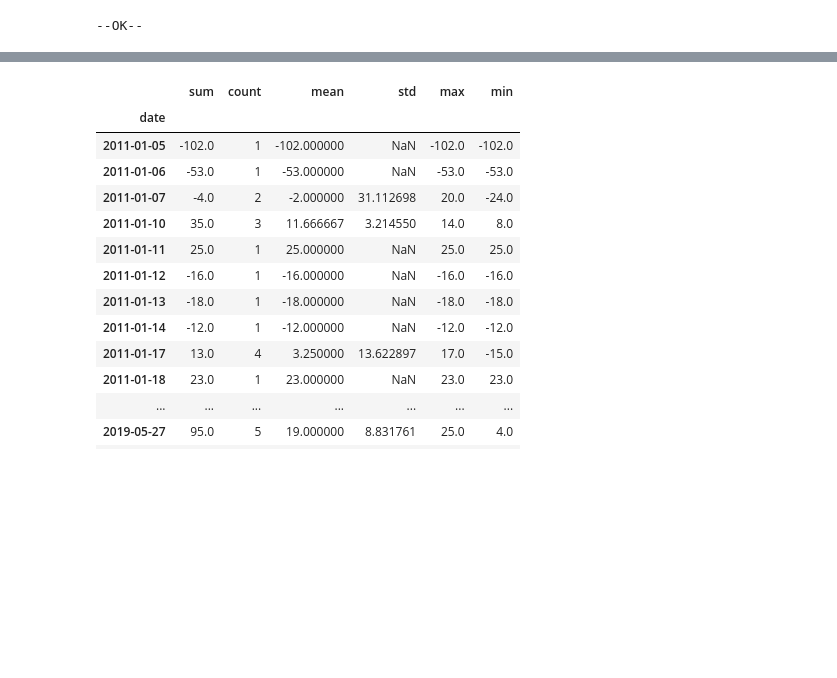
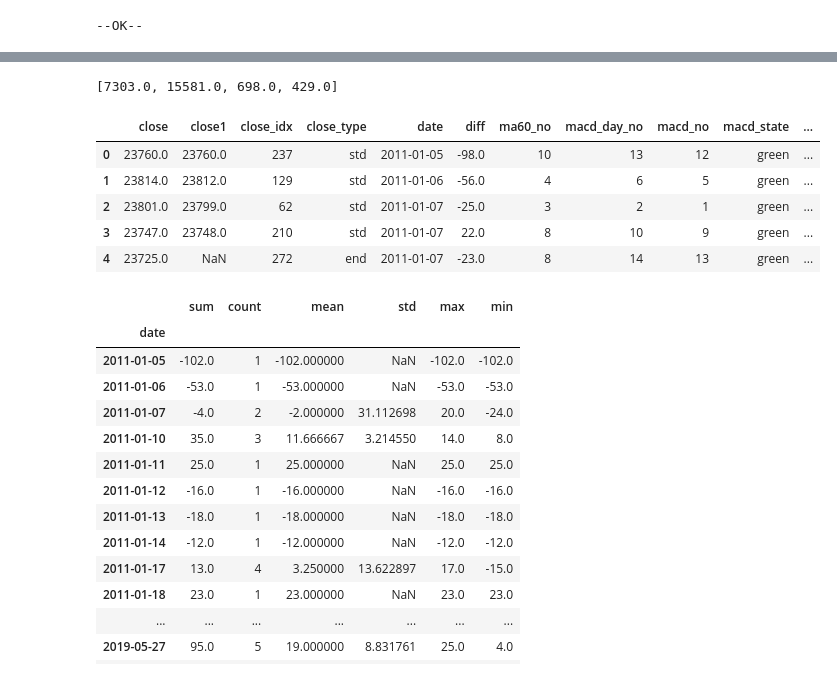
Before and after one commit to che7611/test2, a Jupyter notebook: sa_macd.ipynb, the cells around one changed output, grey strips where cells are left out. Cells and saved outputs as stored; diff of their text form; code cells hidden in the pictures; blank space fills up the shorter version.

Commit message:
std_chg open close idx

```diff
--- a/sa_macd.ipynb
+++ b/sa_macd.ipynb
@@ -165,3 +186,20 @@ tools.GetROI(trade)
+# %%
+aa=[
+(trade.open-trade.close).sum(),
+(trade.open1-trade.close1).sum(),
+(trade.open1-trade.open).sum(),
+(trade.close-trade.close1).sum(),
+]
+print(aa)
+trade.head()
+# %% [output]
+[7303.0, 15581.0, 698.0, 429.0]
+|  | close | close1 | close_idx | close_type | date | diff | ma60_no | macd_day_no | macd_no | macd_state | ... |
+| 0 | 23760.0 | 23760.0 | 237 | std | 2011-01-05 | -98.0 | 10 | 13 | 12 | green | ... |
+| 1 | 23814.0 | 23812.0 | 129 | std | 2011-01-06 | -56.0 | 4 | 6 | 5 | green | ... |
+| 2 | 23801.0 | 23799.0 | 62 | std | 2011-01-07 | -25.0 | 3 | 2 | 1 | green | ... |
+| 3 | 23747.0 | 23748.0 | 210 | std | 2011-01-07 | 22.0 | 8 | 10 | 9 | green | ... |
+| 4 | 23725.0 | NaN | 272 | end | 2011-01-07 | -23.0 | 8 | 14 | 13 | green | ... |
 # %%
 Calc=['sum','count','mean','std','max','min']
 trade.set_index('date').resample('B')['diff'].agg(Calc)
```
Also changed, not shown: parts of 2 cells of this notebook, 1 other file.
